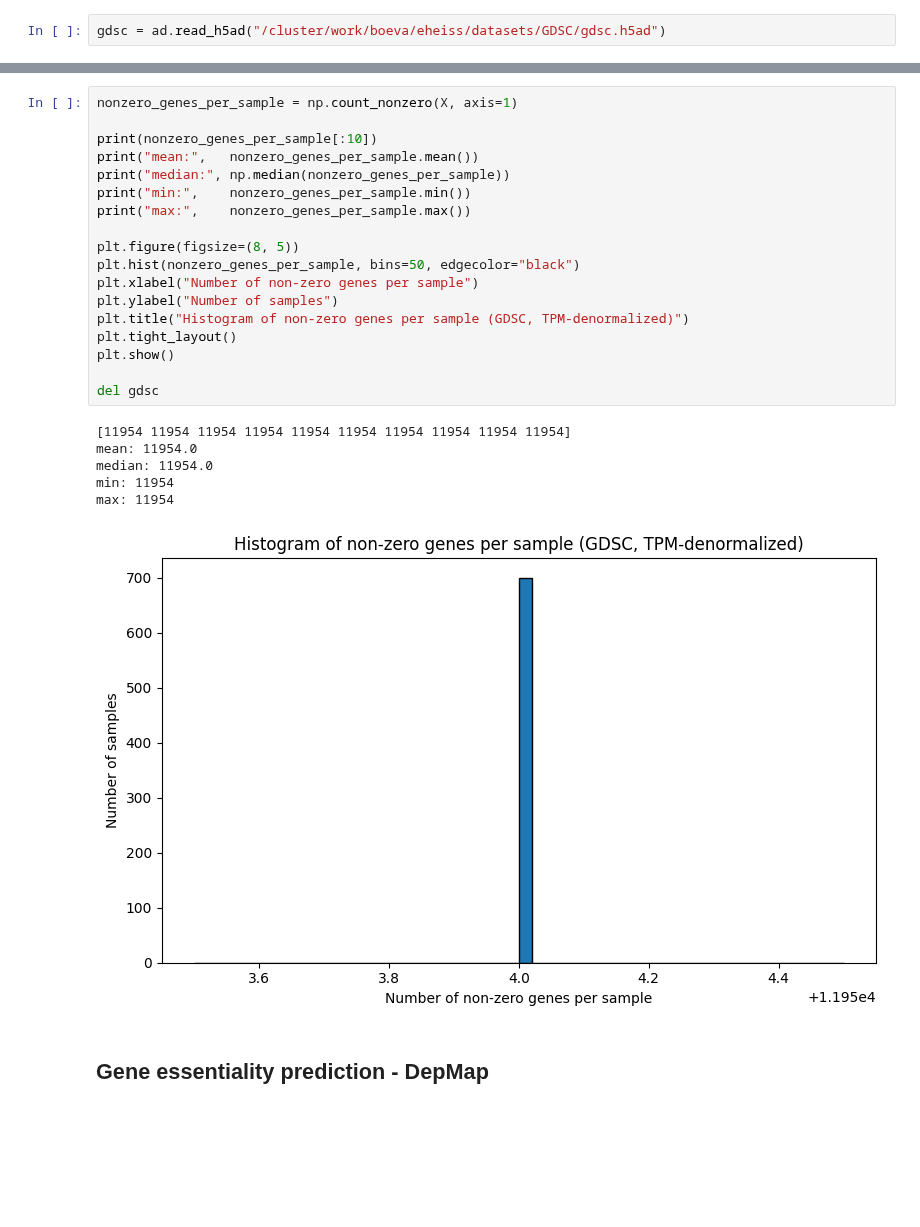
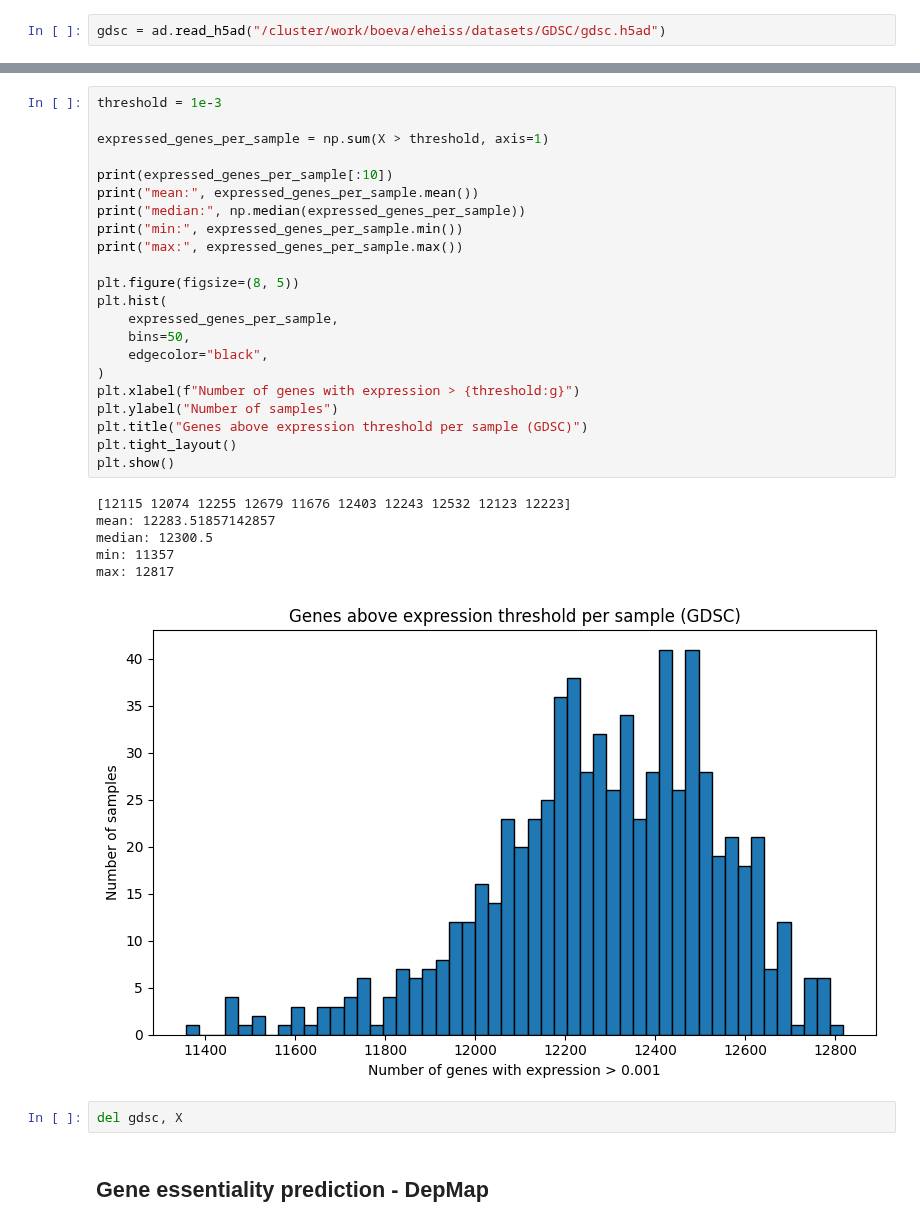
Before and after one commit to eheiss/scbFM, a Jupyter notebook: src/analysis/distributions.ipynb, the cells around one changed output, grey strips where cells are left out. Saved outputs shown, nothing was run; the diff lists cells and outputs as text; blank space fills up the shorter version.

```diff
--- a/src/analysis/distributions.ipynb
+++ b/src/analysis/distributions.ipynb
@@ -576,28 +615,34 @@ gdsc.X.mean(axis = 1).mean()
 # %%
-nonzero_genes_per_sample = np.count_nonzero(X, axis=1)
+threshold = 1e-3
 
-print(nonzero_genes_per_sample[:10])
-print("mean:",   nonzero_genes_per_sample.mean())
-print("median:", np.median(nonzero_genes_per_sample))
-print("min:",    nonzero_genes_per_sample.min())
-print("max:",    nonzero_genes_per_sample.max())
+expressed_genes_per_sample = np.sum(X > threshold, axis=1)
+
+print(expressed_genes_per_sample[:10])
+print("mean:", expressed_genes_per_sample.mean())
+print("median:", np.median(expressed_genes_per_sample))
+print("min:", expressed_genes_per_sample.min())
+print("max:", expressed_genes_per_sample.max())
 
 plt.figure(figsize=(8, 5))
-plt.hist(nonzero_genes_per_sample, bins=50, edgecolor="black")
-plt.xlabel("Number of non-zero genes per sample")
+plt.hist(
+    expressed_genes_per_sample,
+    bins=50,
+    edgecolor="black",
+)
+plt.xlabel(f"Number of genes with expression > {threshold:g}")
 plt.ylabel("Number of samples")
-plt.title("Histogram of non-zero genes per sample (GDSC, TPM-denormalized)")
+plt.title("Genes above expression threshold per sample (GDSC)")
 plt.tight_layout()
 plt.show()
-
-del gdsc
 # %% [output]
-[11954 11954 11954 11954 11954 11954 11954 11954 11954 11954]
-mean: 11954.0
-median: 11954.0
-min: 11954
-max: 11954
+[12115 12074 12255 12679 11676 12403 12243 12532 12123 12223]
+mean: 12283.51857142857
+median: 12300.5
+min: 11357
+max: 12817
-[figure, old version]
+[figure, new version]
+# %%
+del gdsc, X
 # %% [markdown]
 ## Gene essentiality prediction - DepMap
 # %%
```
Also changed, not shown: parts of 44 cells of this notebook, 36 other files.
